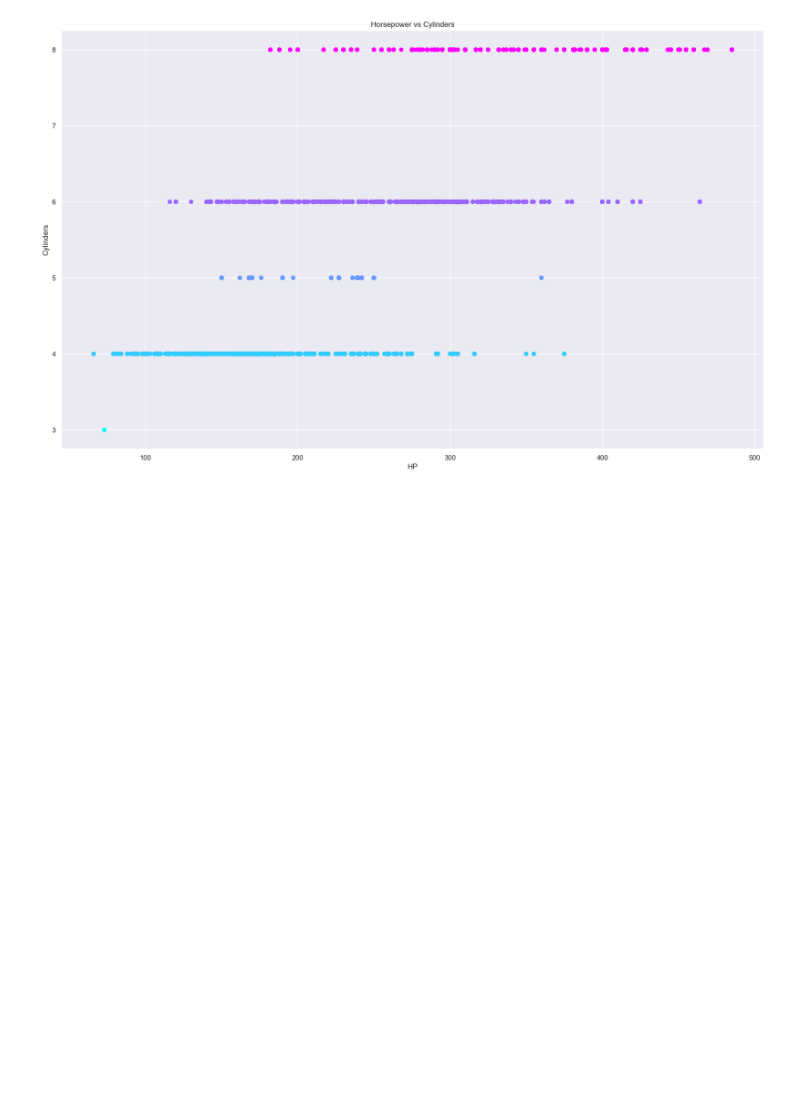
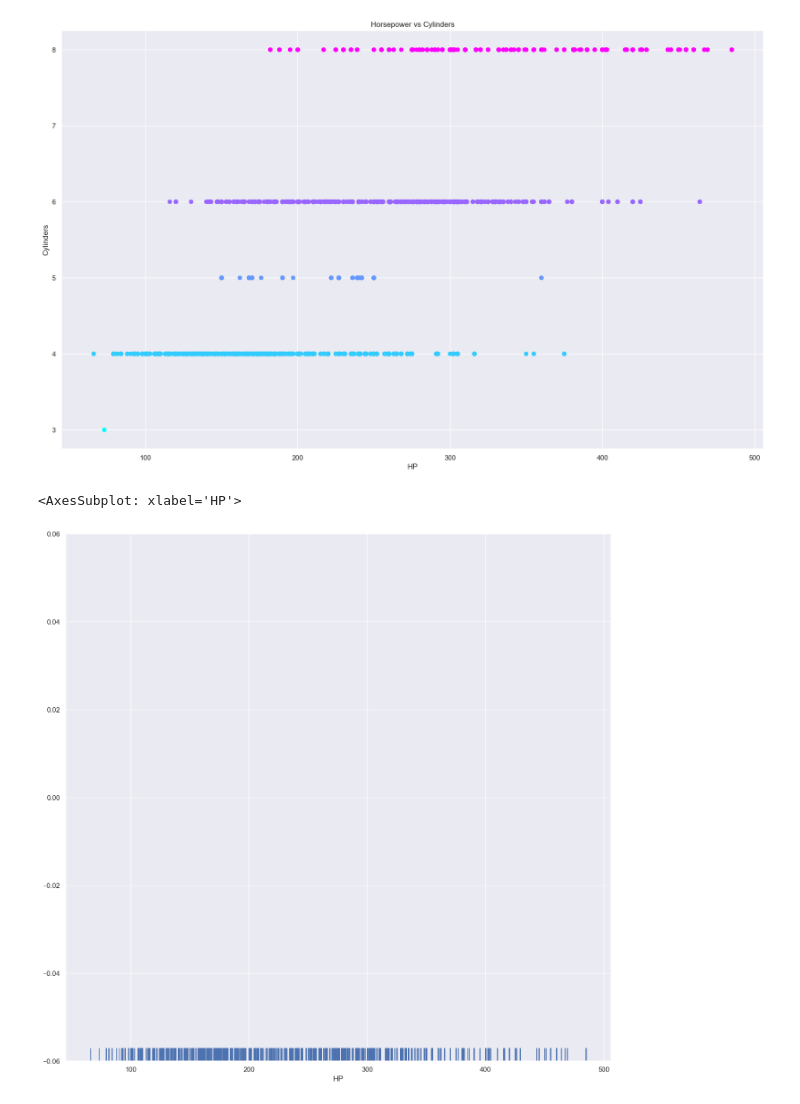
Before and after one commit to Tanishq5003/EDA-Project, a Jupyter notebook: Untitled.ipynb, the cells around one changed output. Drawn from its saved outputs; the diff is of its cells as text; code cells hidden in the pictures; blank space fills up the shorter version.

```diff
--- a/Untitled.ipynb
+++ b/Untitled.ipynb
@@ -775,3 +775,8 @@ plt.ylabel("Cylinders")
 plt.show()
 # %% [output]
 [figure]
+# %%
+sns.rugplot(data['HP'])
+# %% [output]
+<AxesSubplot: xlabel='HP'>
+[figure, added]
```
